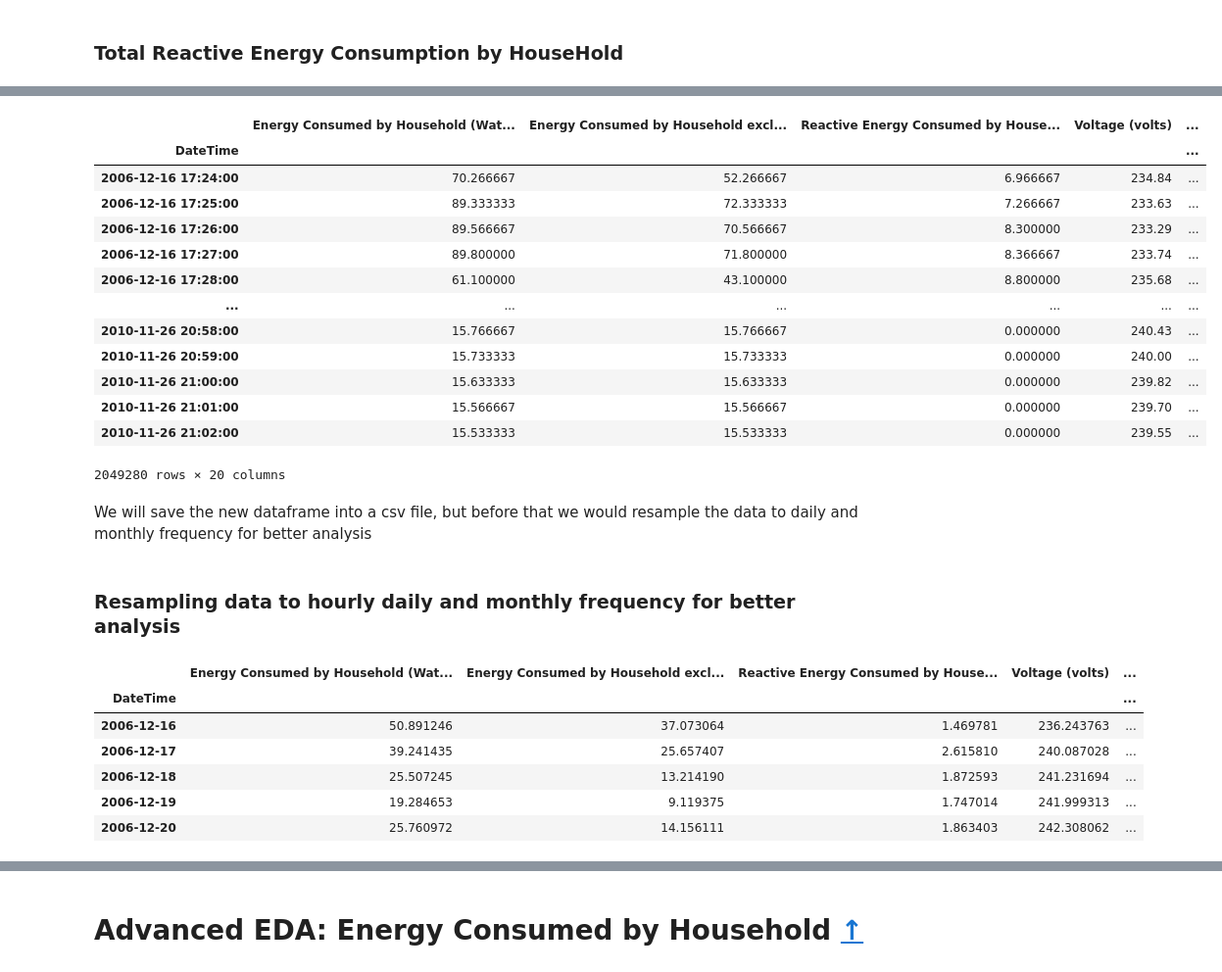
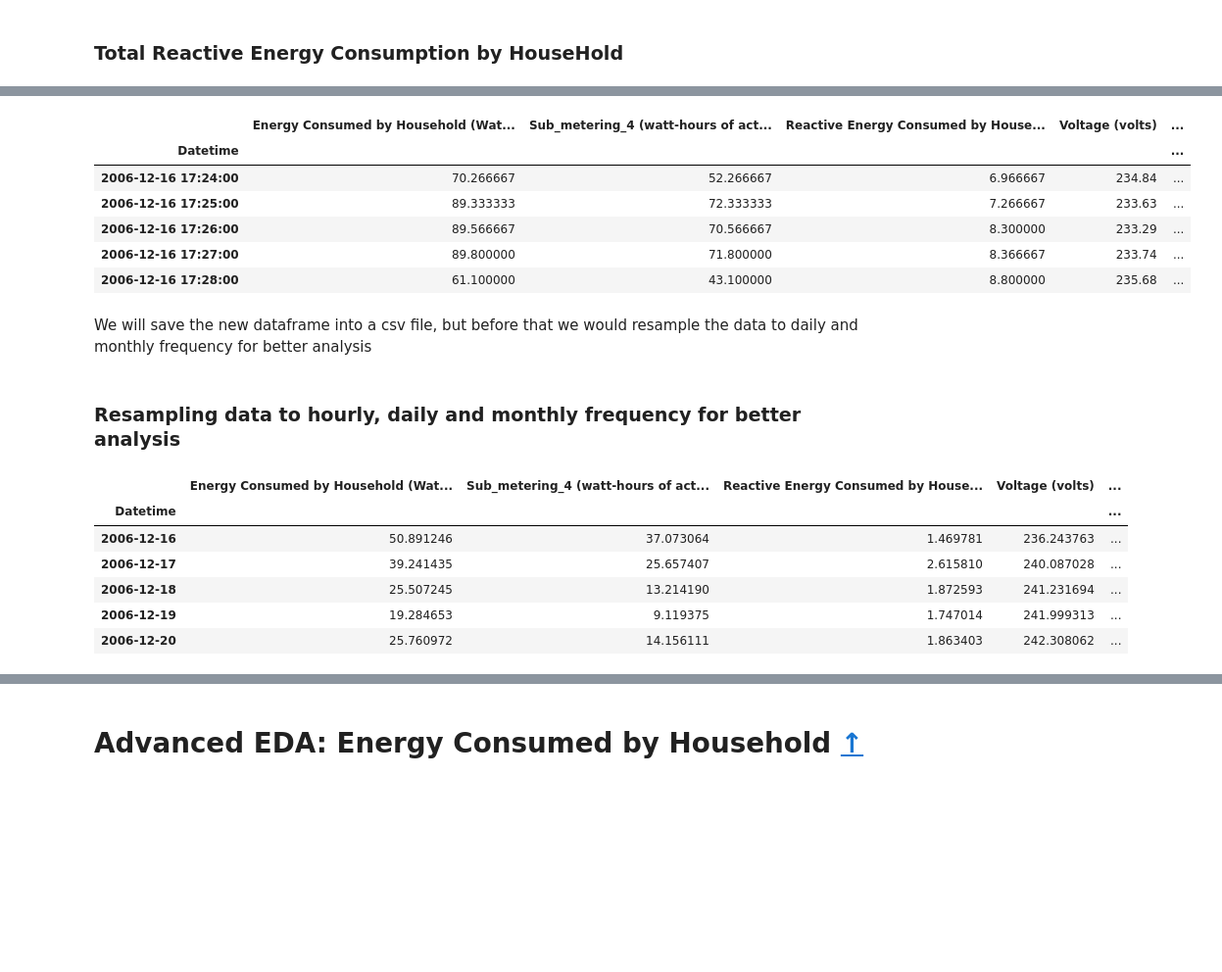
Before and after one commit to anishk18/BrainStation_CapstoneProject, a Jupyter notebook: notebooks/03-pre-processing_AdvancedEDA_Sprint 2.ipynb, the cells around one changed output, grey strips where cells are left out. Shown at 98% size. Drawn from its saved outputs; the diff is of its cells as text; code cells hidden in the pictures; blank space fills up the shorter version.

```diff
--- a/notebooks/03-pre-processing_AdvancedEDA_Sprint 2.ipynb
+++ b/notebooks/03-pre-processing_AdvancedEDA_Sprint 2.ipynb
@@ -57,6 +69,6 @@ import ipywidgets as widgets
 # %%
 file_path = r'C:\Users\karni\OneDrive\Desktop\GitHub\BrainStation_CapstoneProject\data\power_weather.csv'
-power_df_clean = pd.read_csv(file_path, parse_dates=['DateTime'], index_col='DateTime')
+power_df_clean = pd.read_csv(file_path, parse_dates=['Datetime'], index_col='Datetime')
 power_df_clean.head()
 # %% [output]
 |  | Global_active_power | Global_reactive_power | Voltage | Global_intensity | Sub_metering_1 | Sub_metering_2 | ... |
@@ -173,7 +185,7 @@ power_df_clean.head()
 # %%
 #We need to calculate the active energy consumed by the household excluding the submet, which is the difference between the total active power and the sub-metered values.
 # The formula is: Active Energy Consumed = Global_active_power * 1000 /60 - Sub_metering_1 - Sub_metering_2 - Sub_metering_3
-power_df_clean['Energy Consumed by Household excluding sub-meterings 1, 2 and 3 (Watt-hour)'] = power_df_clean['Global_active_power (kilowatts)'] * 1000 / 60 -power_df_clean['Sub_metering_1 (watt-hours of active energy)'] - power_df_clean['Sub_metering_2 (watt-hours of active energy)'] - power_df_clean['Sub_metering_3 (watt-hours of active energy)']
+power_df_clean['Sub_metering_4 (watt-hours of active energy)'] = power_df_clean['Global_active_power (kilowatts)'] * 1000 / 60 -power_df_clean['Sub_metering_1 (watt-hours of active energy)'] - power_df_clean['Sub_metering_2 (watt-hours of active energy)'] - power_df_clean['Sub_metering_3 (watt-hours of active energy)']
 power_df_clean.head()
 # %% [output]
 |  | Global_active_power (kilowatts) | Global_reactive_power (kilowatts) | Voltage (volts) | Global_intensity (amperes) | ... |
@@ -221,26 +233,19 @@ power_df_clean.drop(columns=['Global_active_power (kilowatts)'], inplace=True)
 #lets also drop the global reactive power column as it is not needed anymore
 power_df_clean.drop(columns=['Global_reactive_power (kilowatts)'], inplace=True)
 # %%
-power_df_clean
+power_df_clean.head()
 # %% [output]
-|  | Energy Consumed by Household (Wat... | Energy Consumed by Household excl... | Reactive Energy Consumed by House... | Voltage (volts) | ... |
-| DateTime |  |  |  |  | ... |
+|  | Energy Consumed by Household (Wat... | Sub_metering_4 (watt-hours of act... | Reactive Energy Consumed by House... | Voltage (volts) | ... |
+| Datetime |  |  |  |  | ... |
 | 2006-12-16 17:24:00 | 70.266667 | 52.266667 | 6.966667 | 234.84 | ... |
 | 2006-12-16 17:25:00 | 89.333333 | 72.333333 | 7.266667 | 233.63 | ... |
 | 2006-12-16 17:26:00 | 89.566667 | 70.566667 | 8.300000 | 233.29 | ... |
 | 2006-12-16 17:27:00 | 89.800000 | 71.800000 | 8.366667 | 233.74 | ... |
 | 2006-12-16 17:28:00 | 61.100000 | 43.100000 | 8.800000 | 235.68 | ... |
-| ... | ... | ... | ... | ... | ... |
-| 2010-11-26 20:58:00 | 15.766667 | 15.766667 | 0.000000 | 240.43 | ... |
-| 2010-11-26 20:59:00 | 15.733333 | 15.733333 | 0.000000 | 240.00 | ... |
-| 2010-11-26 21:00:00 | 15.633333 | 15.633333 | 0.000000 | 239.82 | ... |
-| 2010-11-26 21:01:00 | 15.566667 | 15.566667 | 0.000000 | 239.70 | ... |
-| 2010-11-26 21:02:00 | 15.533333 | 15.533333 | 0.000000 | 239.55 | ... |
-2049280 rows × 20 columns
 # %% [markdown]
 We will save the new dataframe into a csv file, but before that we would resample the data to daily and monthly frequency for better analysis
 # %% [markdown]
-### Resampling data to hourly daily and  monthly frequency for better analysis
+### Resampling data to hourly, daily and  monthly frequency for better analysis
 # %%
 
 # Resampling the data to daily frequency
@@ -250,8 +255,8 @@ power_df_daily.to_csv(r"C:\Users\karni\OneDrive\Desktop\GitHub\BrainStation_Caps
 # %%
 power_df_daily.head()
 # %% [output]
-|  | Energy Consumed by Household (Wat... | Energy Consumed by Household excl... | Reactive Energy Consumed by House... | Voltage (volts) | ... |
-| DateTime |  |  |  |  | ... |
+|  | Energy Consumed by Household (Wat... | Sub_metering_4 (watt-hours of act... | Reactive Energy Consumed by House... | Voltage (volts) | ... |
+| Datetime |  |  |  |  | ... |
 | 2006-12-16 | 50.891246 | 37.073064 | 1.469781 | 236.243763 | ... |
 | 2006-12-17 | 39.241435 | 25.657407 | 2.615810 | 240.087028 | ... |
 | 2006-12-18 | 25.507245 | 13.214190 | 1.872593 | 241.231694 | ... |
```
Also changed, not shown: parts of 22 cells of this notebook, 23 other files.
